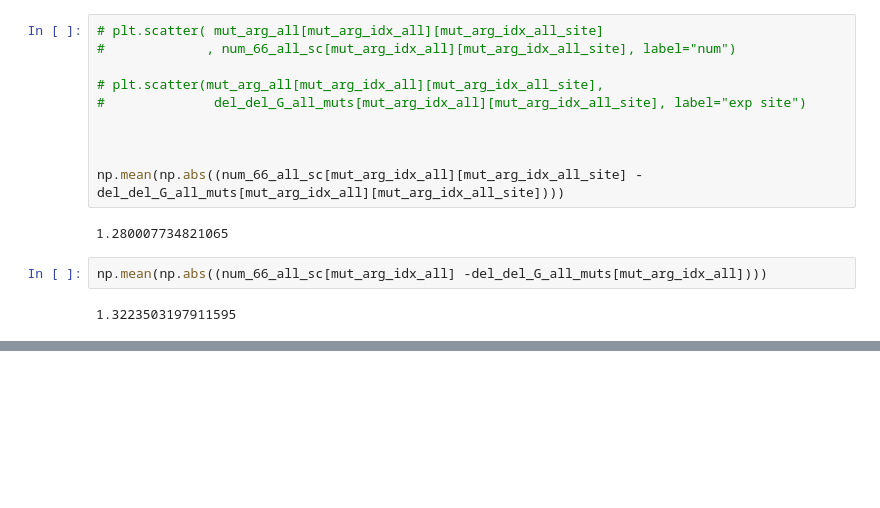
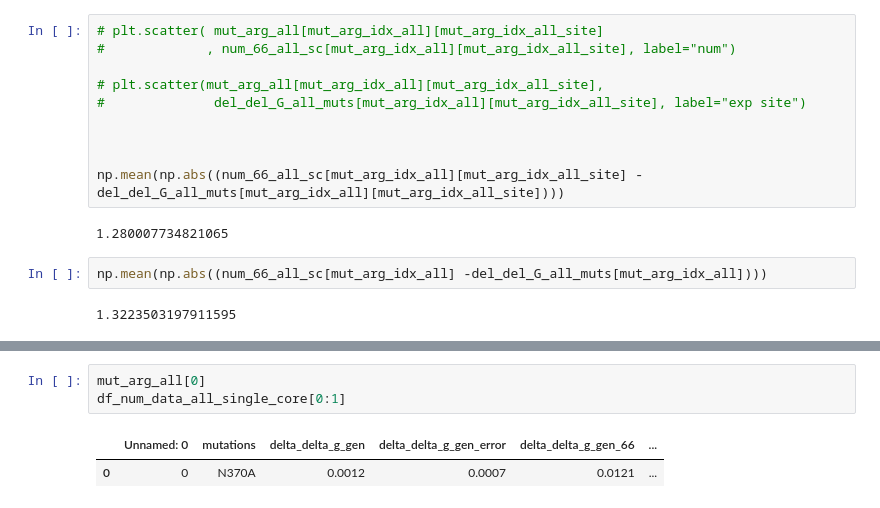
Before and after one commit to fergplace/amber_scripts, a Jupyter notebook: simple_amino_eval_pres.ipynb, the cells around one changed output, grey strips where cells are left out. Saved outputs shown, nothing was run; the diff lists cells and outputs as text; blank space fills up the shorter version.

```diff
--- a/simple_amino_eval_pres.ipynb
+++ b/simple_amino_eval_pres.ipynb
@@ -544,0 +573,6 @@ np.mean(np.abs((num_66_all_sc[mut_arg_idx_all] -del_del_G_all_muts[mut_arg_idx_a
+# %%
+mut_arg_all[0]
+df_num_data_all_single_core[0:1]
+# %% [output]
+|  | Unnamed: 0 | mutations | delta_delta_g_gen | delta_delta_g_gen_error | delta_delta_g_gen_66 | ... |
+| 0 | 0 | N370A | 0.0012 | 0.0007 | 0.0121 | ... |
```
Also changed, not shown: parts of 5 cells of this notebook.
